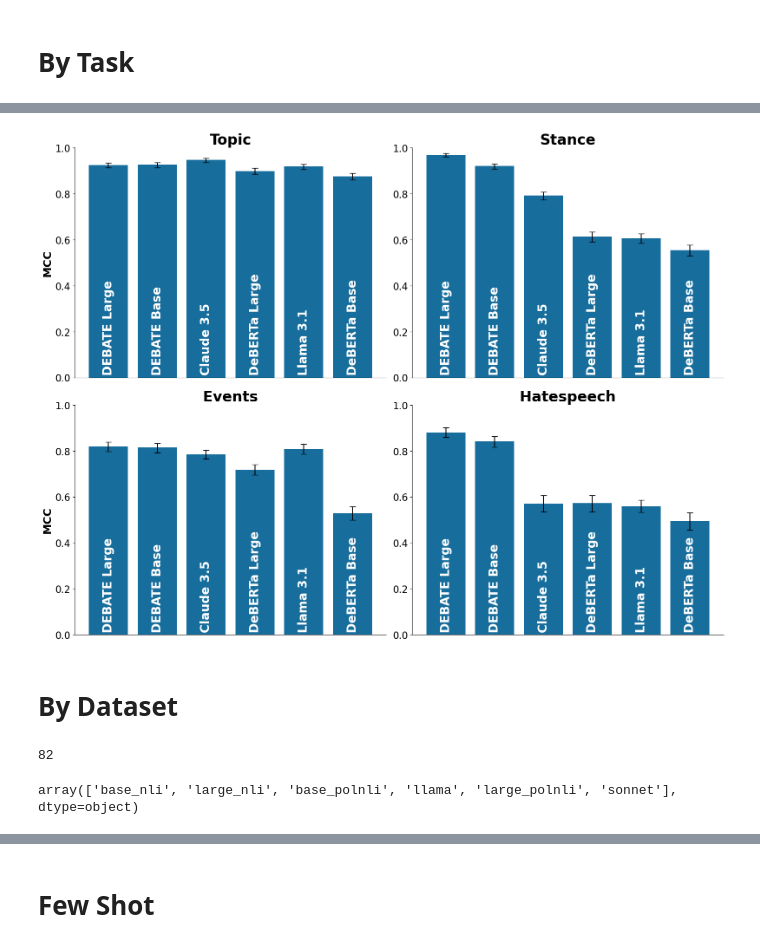
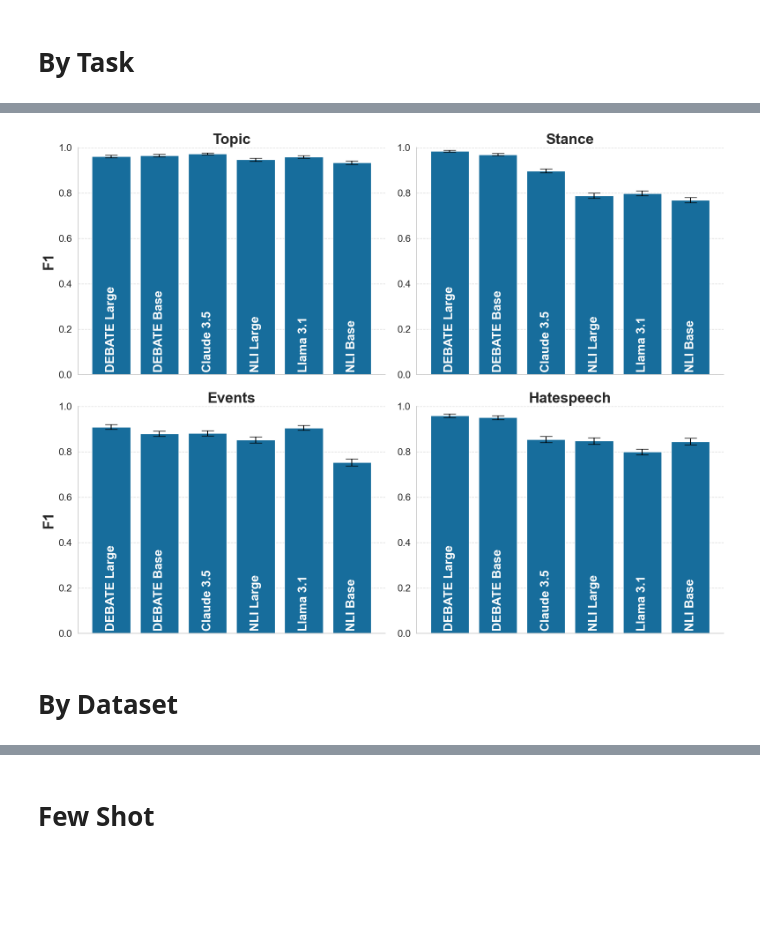
Before and after one commit to MLBurnham/pol_DEBATE, a Jupyter notebook: analysis/plots.ipynb, the cells around one changed output, grey strips where cells are left out. Cells and saved outputs as stored; diff of their text form; code cells hidden in the pictures; blank space fills up the shorter version.

```diff
--- a/analysis/plots.ipynb
+++ b/analysis/plots.ipynb
@@ -197,22 +128,13 @@ See the caveats in the documentation: https://pandas.pydata.org/pandas-docs/stab
 # %%
-data = df[df['task'] != 'overall'].copy()  # Create a copy to avoid SettingWithCopyWarning
-data.replace({'DeBERTa Base': 'DeBERTa Base',
-            'DeBERTa Large':'DeBERTa Large',
-            'DEBATE Base':'DEBATE Base',
-            'Llama 3.1 8B':'Llama 3.1',
-            'DEBATE Large':'DEBATE Large',
-            'Claude 3.5 Sonnet':'Claude 3.5',
-              'event extraction': 'Events',
-              'hatespeech and toxicity':'Hatespeech',
-              'stance detection':'Stance',
-              'topic classification':'Topic'
-           }, inplace=True)
+tasks = ['Topic', 'Stance', 'Events', 'Hatespeech']
+metric = 'F1'
+data = df[df['Task'].isin(tasks)].copy()  # Create a copy to avoid SettingWithCopyWarning
 
-modelorder = ["DEBATE Large", "DEBATE Base", "Claude 3.5", "DeBERTa Large", "Llama 3.1", "DeBERTa Base"]
-taskorder = ['Topic', 'Stance', 'Events', 'Hatespeech']
-data['model'] = pd.Categorical(data['model'], categories=modelorder, ordered=True)
-data['task'] = pd.Categorical(data['task'], categories=taskorder, ordered=True)
-data = data.sort_values(['task', 'model'])
+modelorder = ["DEBATE Large", "DEBATE Base", "Claude 3.5", "NLI Large", "Llama 3.1", "NLI Base"]
+
+data['Model'] = pd.Categorical(data['Model'], categories=modelorder, ordered=True)
+data['Task'] = pd.Categorical(data['Task'], categories=tasks, ordered=True)
+data = data.sort_values(['Task', 'Model'])
 data.reset_index(drop=True, inplace=True)
 
 # Set up the subplot grid
@@ -223,13 +145,13 @@ axs = axs.flatten()  # Flatten the 2D array of axes for easier indexing
 bar_color = sns.color_palette("colorblind")[0]
 
 # Create a bar plot for each task
-for i, task in enumerate(taskorder):
-    task_data = data[data['task'] == task]
+for i, task in enumerate(tasks):
+    task_data = data[data['Task'] == task]
 
     # Create the bar plot
     barplot = sns.barplot(
-        x="model",
-        y="mcc",
+        x="Model",
+        y=metric,
         data=task_data,
         color=bar_color,
         errorbar=None,
@@ -237,7 +159,7 @@ for i, task in enumerate(taskorder):
     )
 
     # Add error bars and labels inside bars
-    for j, (bar, lower, upper, model) in enumerate(zip(barplot.patches, task_data['lower'], task_data['upper'], task_data['model'])):
+    for j, (bar, lower, upper, model) in enumerate(zip(barplot.patches, task_data[metric + '_Lower'], task_data[metric + '_Upper'], task_data['Model'])):
         bar_x = bar.get_x() + bar.get_width() / 2
         bar_height = bar.get_height()
 
@@ -245,38 +167,38 @@ for i, task in enumerate(taskorder):
         axs[i].errorbar(
             x=bar_x,
             y=bar_height,
-            yerr=[[bar_height - lower], [upper - bar_height]],
+            yerr=[[(bar_height - lower)*1.96], [(upper - bar_height)*1.96]],
             fmt='none',
-            capsize=5,
+            capsize=10,
             color='black'
         )
 
         # Add label inside bar
         axs[i].text(bar_x, 0.01, model, ha='center', va='bottom',
                     rotation=90, color='white', fontweight='bold', fontsize=20)
 
     # Customize each subplot
     axs[i].set_title(task, fontsize=24, fontweight = 'bold')
     axs[i].set_xlabel('')
-    axs[i].set_ylabel('MCC' if i % 2 == 0 else '', fontsize = 18, fontweight = 'bold')  # Add y-label only for left subplots
+    axs[i].set_ylabel(metric if i % 2 == 0 else '', fontsize = 24, fontweight = 'bold')  # Add y-label only for left subplots
     axs[i].tick_params(axis='both', which='major', labelsize=16)
     axs[i].set_xticks([])  # Remove x-axis ticks
     sns.despine(ax=axs[i], top=True, right=True, bottom=False)  # Remove bottom spine
-    #axs[i].grid(axis='y', which='both', linestyle='--', alpha=0.7)
+    axs[i].grid(axis='y', which='both', linestyle='--', alpha=0.7)
 
     # Set y-axis limit to 1
     axs[i].set_ylim(0, 1)
 
     # Only show y-ticks for left subplots
     #if i % 2 != 0:
     #    axs[i].set_yticks([])
 
 # Adjust layout
 plt.tight_layout()
-plt.savefig('../plots/test_tasks.png', dpi = 300)
+plt.savefig(r'../plots/test_tasks_{}.png'.format(metric), dpi = 300)
 # Show the plot
 plt.show()
 # %% [output]
-[figure, old version]
+[figure, new version]
 # %% [markdown]
 # By Dataset
@@ -285,4 +204,0 @@ df = pd.read_csv('polnli_test_results.csv')
-# %%
-len(df['hypothesis'].unique())
-# %% [output]
-82
@@ -291,5 +204,0 @@ data = metrics(df, preds = df.columns[6:], group_by = 'dataset')
-# %%
-data.reset_index(inplace = True)
-data['Column'].unique()
-# %% [output]
-array(['base_nli', 'large_nli', 'base_polnli', 'llama', 'large_polnli', 'sonnet'], dtype=object)
```
Also changed, not shown: parts of 10 cells of this notebook, 3 other files.
